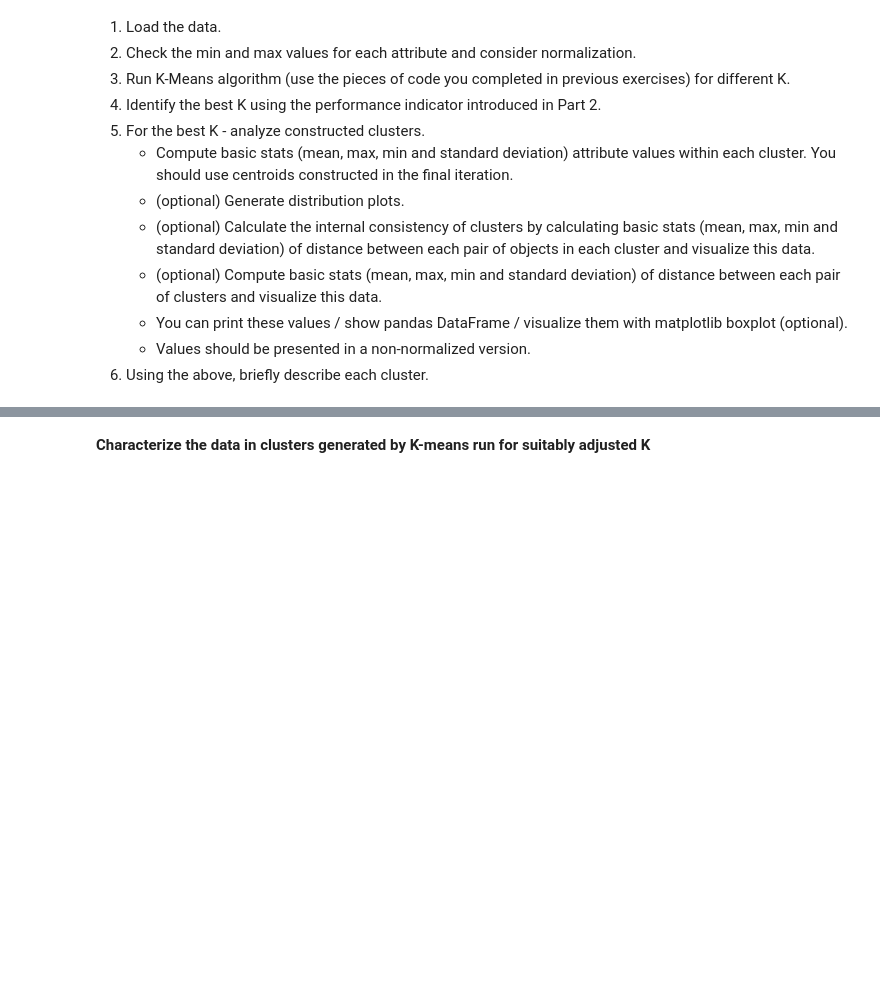
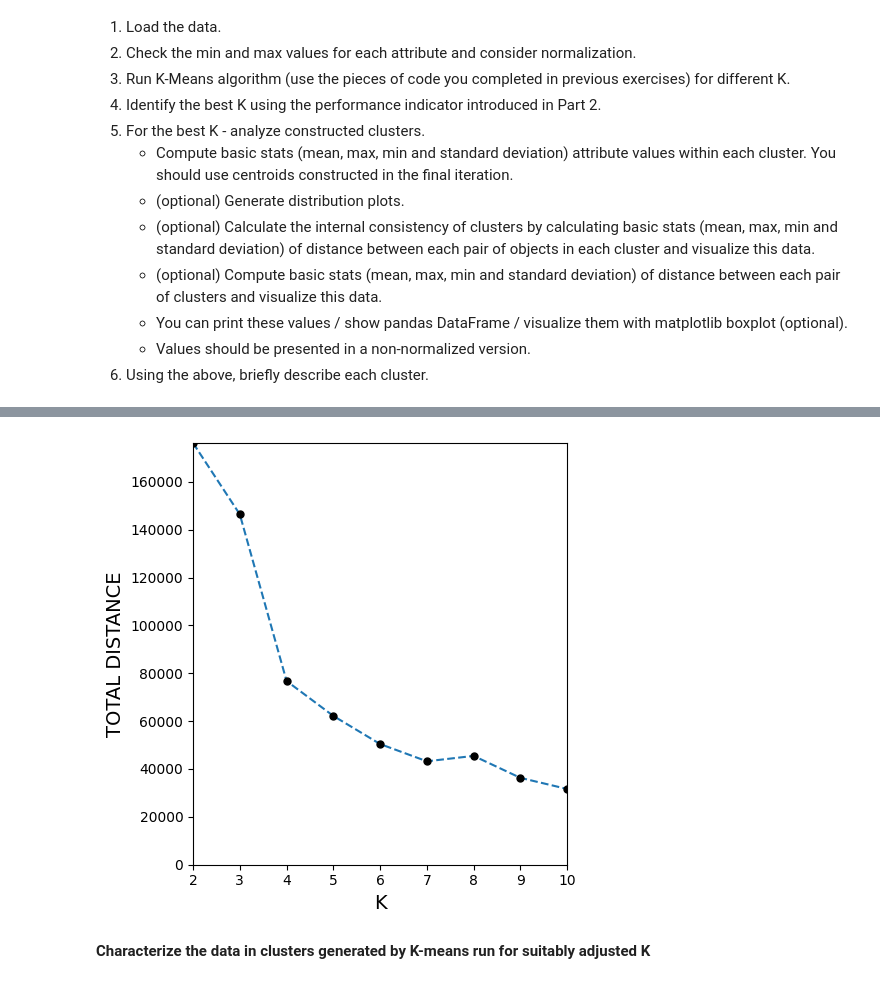
Before and after one commit to piotr-may-put/intro-ai-labs-sem1, a Jupyter notebook: zad1/Exercises.ipynb, the cells around one changed output, grey strips where cells are left out. Saved outputs shown, nothing was run; the diff lists cells and outputs as text; code cells hidden in the pictures; blank space fills up the shorter version.

```diff
--- a/zad1/Exercises.ipynb
+++ b/zad1/Exercises.ipynb
@@ -296,9 +262,0 @@ DATA_N, CENTROIDS, ASSIGNMENTS = doKMeans_CaseStudy(DATA_N, K = 2)
-# %%
-### DO THE ANALYSIS HERE (FIND ELBOW)
-distances = []
-for k in range(2, 11):
-    DATA_N, CENTROIDS, ASSIGNMENTS = doKMeans_CaseStudy(DATA_N, k)
-    totalDistance = getTotalDistanceMultiDim(DATA_N, CENTROIDS, ASSIGNMENTS)
-    distances.append([k, totalDistance])
-
-cm.displayResults(plt, distances)
@@ -306,0 +263,9 @@ cm.displayResults(plt, distances)
+# %%
+
+distances = []
+for k in range(2, 11):
+    ASSIGNMENTS = [[] for i in range(k)]
+    CENTROIDS = getCentroids(k, DATA_N)
+    DATA_N, NEW_CENTROIDS, NEW_ASSIGNMENTS = doKMeans(DATA_N, CENTROIDS.copy(), k, 5, False)
+    totalDistance = getTotalDistance(DATA_N, NEW_CENTROIDS, NEW_ASSIGNMENTS)
+    distances.append([k, totalDistance])
@@ -307,2 +282,10 @@ cm.displayResults(plt, distances)
+# %%
+### DO THE ANALYSIS HERE (FIND ELBOW)
+minValues = math.inf
+maxValues = 0
+
+cm.displayResults(plt, distances)
+# %% [output]
+[figure, added]
 # %% [markdown]
 **Characterize the data in clusters generated by K-means run for suitably adjusted K**
```
Also changed, not shown: parts of 14 cells of this notebook, 2 other files.
